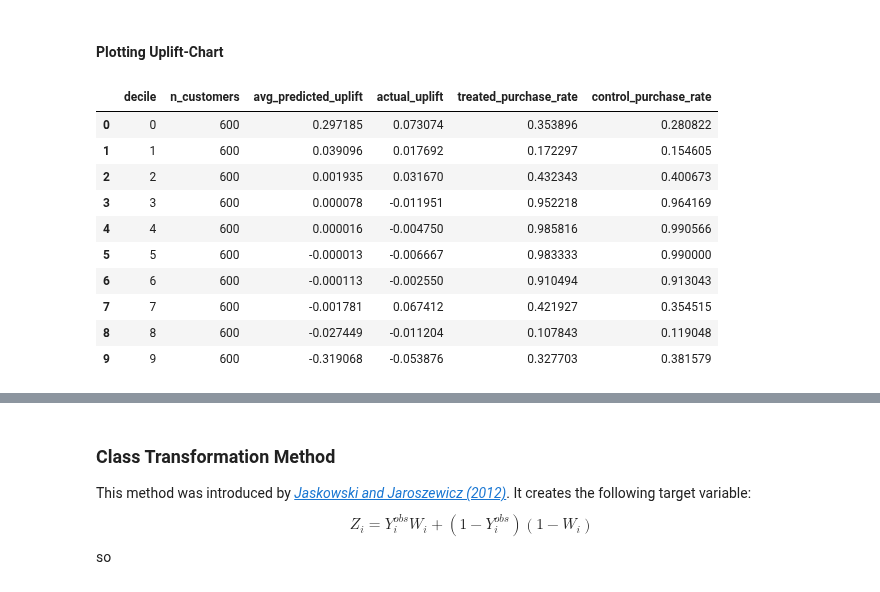
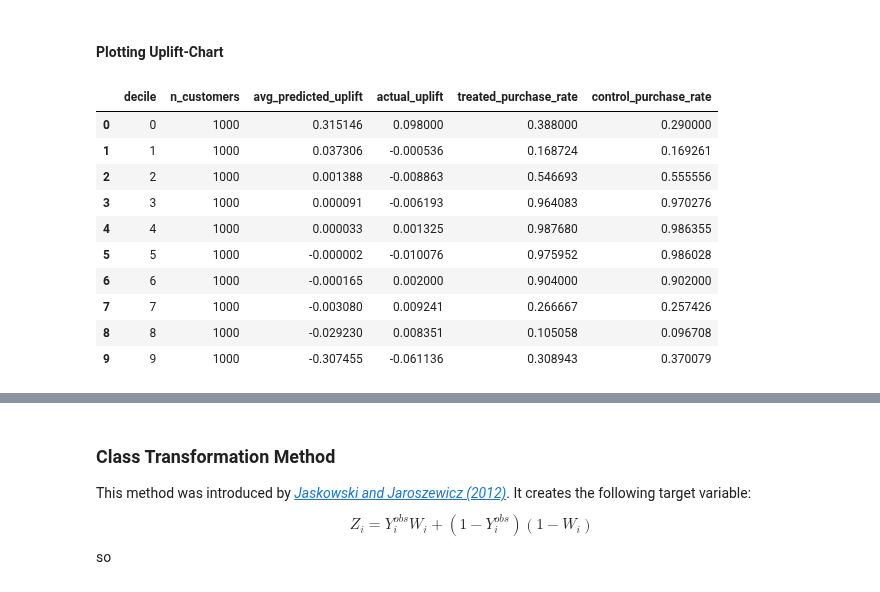
Before and after one commit to MaxAlexStumpf/Uplift-Modeling, a Jupyter notebook: Code/uplift.ipynb, the cells around one changed output, grey strips where cells are left out. Drawn from its saved outputs; the diff is of its cells as text; code cells hidden in the pictures.

```diff
--- a/Code/uplift.ipynb
+++ b/Code/uplift.ipynb
@@ -121,7 +121,7 @@ strata = df["treatment"].astype(str) + "_" + y.astype(str)
 
 X_train, X_test, y_train, y_test = train_test_split(
     X, y,
-    test_size = 0.3,
+    test_size = 0.5,
     stratify = strata,
     random_state = 42
 )
@@ -229,36 +229,34 @@ plt.show()
 #### Results Dataframe ####
 # %%
 results_df = pd.DataFrame({
-    'prob_if_treated': prob_treated,
-    'prob_if_control': prob_control,
-    'uplift': uplift_predictions_two,
-    'actual_treatment': test_treatments.values,
-    'actual_outcome': y_test.values
+    'model_score': uplift_predictions_two,
+    'w': test_treatments.values,
+    'y': y_test.values
 })
 # %% [markdown]
 #### Plotting Uplift-Chart ####
 # %%
 from deciles_function import uplift_by_decile
 
 decile_df = uplift_by_decile(
     results_df,
-    treat_col = "actual_treatment",
-    outcome_col = "actual_outcome",
-    uplift_col = "uplift",
+    treat_col = "w",
+    outcome_col = "y",
+    uplift_col = "model_score",
 )
 decile_df
 # %% [output]
 |  | decile | n_customers | avg_predicted_uplift | actual_uplift | treated_purchase_rate | control_purchase_rate |
-| 0 | 0 | 600 | 0.297185 | 0.073074 | 0.353896 | 0.280822 |
-| 1 | 1 | 600 | 0.039096 | 0.017692 | 0.172297 | 0.154605 |
-| 2 | 2 | 600 | 0.001935 | 0.031670 | 0.432343 | 0.400673 |
-| 3 | 3 | 600 | 0.000078 | -0.011951 | 0.952218 | 0.964169 |
-| 4 | 4 | 600 | 0.000016 | -0.004750 | 0.985816 | 0.990566 |
-| 5 | 5 | 600 | -0.000013 | -0.006667 | 0.983333 | 0.990000 |
-| 6 | 6 | 600 | -0.000113 | -0.002550 | 0.910494 | 0.913043 |
-| 7 | 7 | 600 | -0.001781 | 0.067412 | 0.421927 | 0.354515 |
-| 8 | 8 | 600 | -0.027449 | -0.011204 | 0.107843 | 0.119048 |
-| 9 | 9 | 600 | -0.319068 | -0.053876 | 0.327703 | 0.381579 |
+| 0 | 0 | 1000 | 0.315146 | 0.098000 | 0.388000 | 0.290000 |
+| 1 | 1 | 1000 | 0.037306 | -0.000536 | 0.168724 | 0.169261 |
+| 2 | 2 | 1000 | 0.001388 | -0.008863 | 0.546693 | 0.555556 |
+| 3 | 3 | 1000 | 0.000091 | -0.006193 | 0.964083 | 0.970276 |
+| 4 | 4 | 1000 | 0.000033 | 0.001325 | 0.987680 | 0.986355 |
+| 5 | 5 | 1000 | -0.000002 | -0.010076 | 0.975952 | 0.986028 |
+| 6 | 6 | 1000 | -0.000165 | 0.002000 | 0.904000 | 0.902000 |
+| 7 | 7 | 1000 | -0.003080 | 0.009241 | 0.266667 | 0.257426 |
+| 8 | 8 | 1000 | -0.029230 | 0.008351 | 0.105058 | 0.096708 |
+| 9 | 9 | 1000 | -0.307455 | -0.061136 | 0.308943 | 0.370079 |
 # %%
 plt.figure(figsize = (12, 6))
 
```
Also changed, not shown: parts of 22 cells of this notebook.
